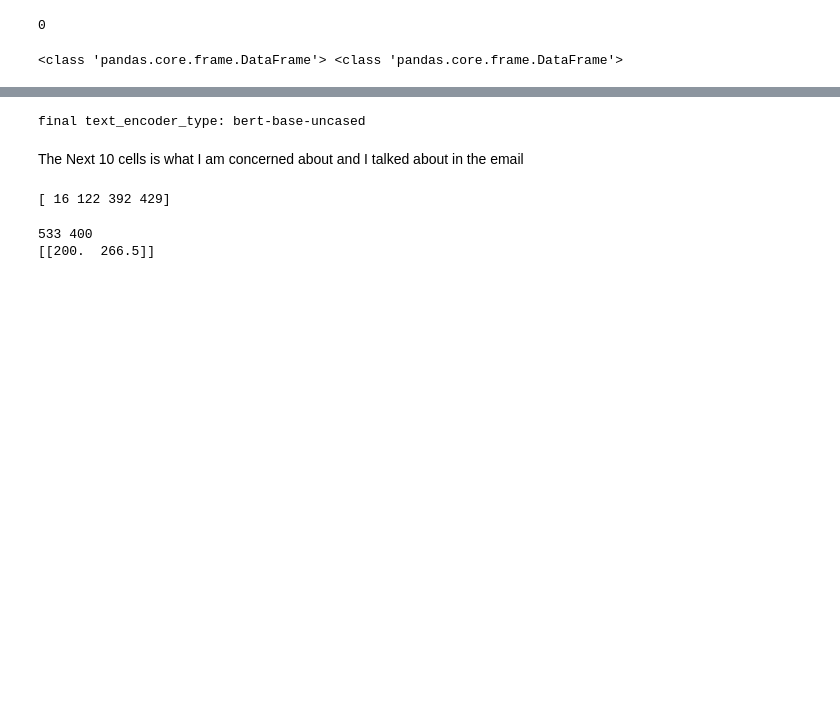
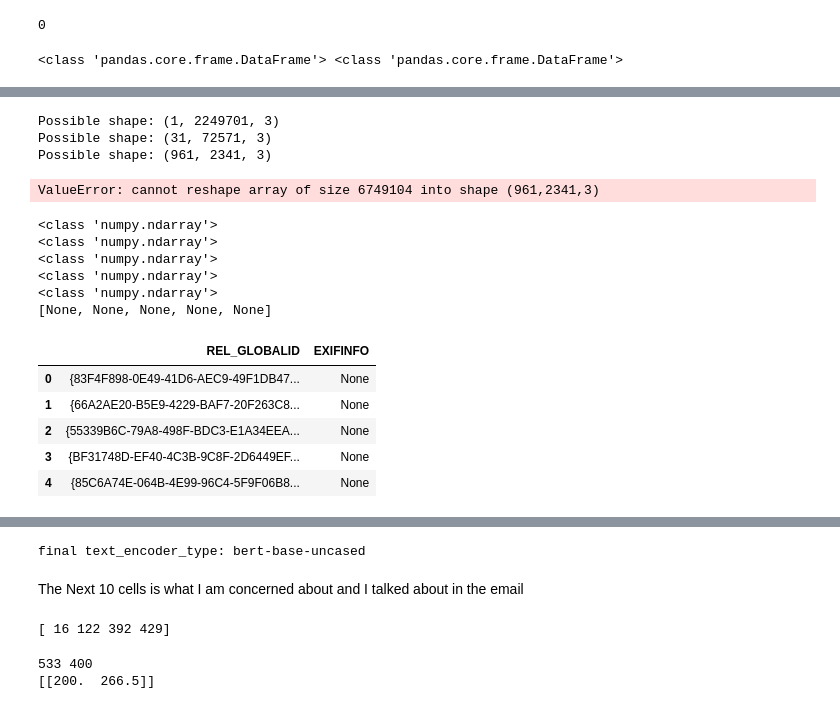
Before and after one commit to nmcdowell17/CSCR_Dune_Grass, a Jupyter notebook: cnn_version_1.ipynb, the cells around one changed output, grey strips where cells are left out. Cells and saved outputs as stored; diff of their text form; code cells hidden in the pictures; blank space fills up the shorter version.

```diff
--- a/cnn_version_1.ipynb
+++ b/cnn_version_1.ipynb
@@ -183,24 +212,81 @@ def append_attachments(DataFrame_obj, attached_df, attachment_columns):
+# %%
+import sys
+import numpy as np
+import cv2 as cv
+from io import BytesIO
+import pyperclip
+from PIL import Image
+#pyperclip.copy(single_image)
+
+attached_df_pandas.head()
+single_image= attached_df_pandas["DATA"].iloc[2]
+
+single_image = np.frombuffer(single_image, np.uint8)
+total_elements = single_image.size
+channels = 3
+
+# Find a suitable height and width
+for height in range(1, int(np.sqrt(total_elements // channels)) + 1):
+    if (total_elements // channels) % height == 0:
+        width = (total_elements // channels) // height
+        print(f"Possible shape: ({height}, {width}, {channels})")
+# %% [output]
+Possible shape: (1, 2249701, 3)
+Possible shape: (31, 72571, 3)
+Possible shape: (961, 2341, 3)
+# %%
+#pyperclip.copy(single_image)
+# What I want to replace
+single_image= np.frombuffer(single_image, np.uint8)
+single_image = single_image.reshape(961, 2341,3)
+single_image = np.array(single_image)
+image = cv.imdecode(single_image, -1)
+type(image)
+#np.set_printoptions(threshold=1000, edgeitems= 1000)
+# %% [output]
+ValueError: cannot reshape array of size 6749104 into shape (961,2341,3)
 # %%
+
 
 def hex_to_images(DataFrame_obj, col_name, chunksize=5):
     DataFrame_obj = dd.from_pandas(DataFrame_obj, chunksize=chunksize)
+    meta_1 = pd.DataFrame({"REL_GLOBALID":pd.Series(dtype="string"),
+                           'EXIFINFO': pd.Series(dtype='object')})
     def nestled_hex_to_images(df,col_name):
         image_holder = []
         for _, row in df.iterrows():
-            hex_str = row[col_name]
-            image = bytes.fromhex(str(hex_str))
-            image= np.frombuffer(image, np.uint8)
-            image = cv.imcode(image, cv.IMREAD_COLOR)
+            byte_string = row[col_name]
+            #image = binascii.hexlify(byte_string)
+            #byte_string= hex_string.decode("utf-8")
+            #image =  byte_string.hex()
+            image= np.frombuffer(byte_string, np.uint8)
+            print(type(image))
+            image = cv.imdecode(image, cv.IMREAD_COLOR)
             image_holder.append(image)
+        print(image_holder)
         if image_holder:
-            image_holder= pd.DataFrame(image_holder, columns=f"image_{col_name}")
+            image_holder= pd.DataFrame(image_holder, columns=[f"image_{col_name}"])
             df= df.drop(columns=[col_name]).reset_index(drop=True)
             image_holder = image_holder.reset_index(drop=True)
-            pd.concate([df,image_holder], axis=1)
+            pd.concat([df,image_holder], axis=1)
         return df
-    return DataFrame_obj.map_partitions(nestled_hex_to_images, col_name=col_name)
+    return DataFrame_obj.map_partitions(nestled_hex_to_images, col_name=col_name, meta=meta_1)
 # %%
-df= hex_to_images(col_name="DATA", DataFrame_obj=attached_df_pandas)
+attached_df_pandas_1 = hex_to_images(col_name="DATA", DataFrame_obj=attached_df_pandas)
+attached_df_pandas_1.head()
+# %% [output]
+<class 'numpy.ndarray'>
+<class 'numpy.ndarray'>
+<class 'numpy.ndarray'>
+<class 'numpy.ndarray'>
+<class 'numpy.ndarray'>
+[None, None, None, None, None]
+|  | REL_GLOBALID | EXIFINFO |
+| 0 | {83F4F898-0E49-41D6-AEC9-49F1DB47... | None |
+| 1 | {66A2AE20-B5E9-4229-BAF7-20F263C8... | None |
+| 2 | {55339B6C-79A8-498F-BDC3-E1A34EEA... | None |
+| 3 | {BF31748D-EF40-4C3B-9C8F-2D6449EF... | None |
+| 4 | {85C6A74E-064B-4E99-96C4-5F9F06B8... | None |
 # %%
 # uses function to find the real df
 
```
Also changed, not shown: parts of 9 cells of this notebook.
